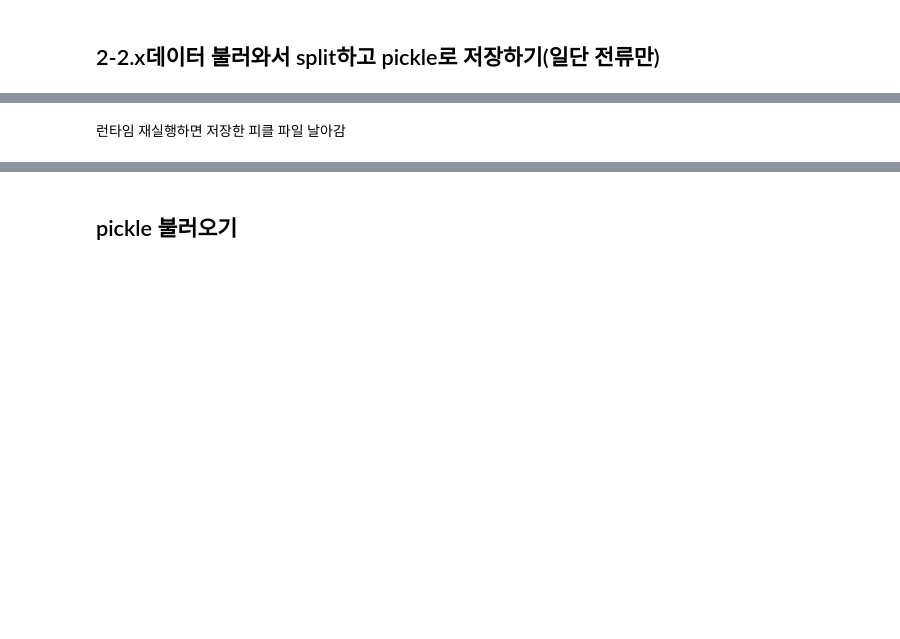
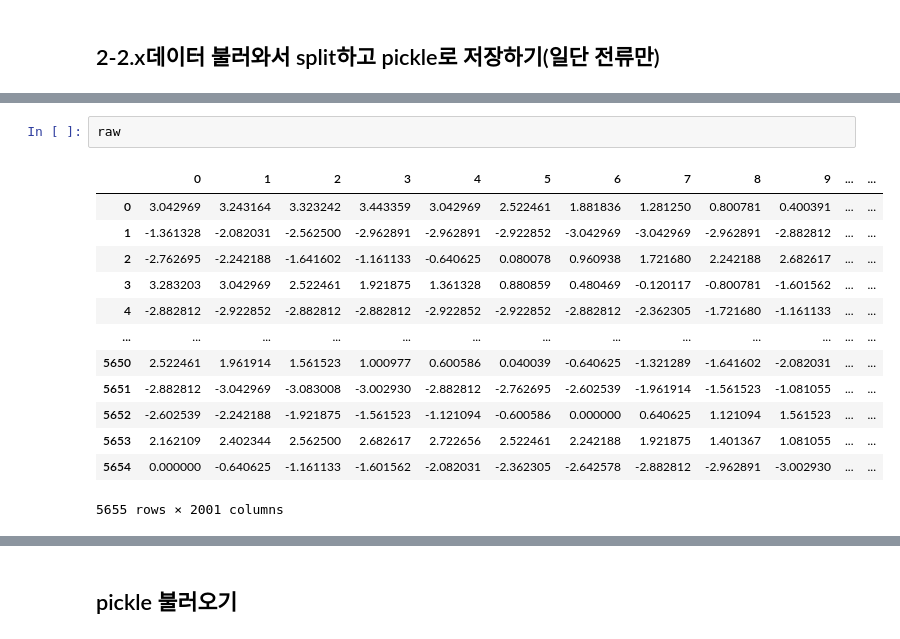
Before and after one commit to engineercha/engineercha, a Jupyter notebook: 기계시설물.ipynb, the cells around one changed output, grey strips where cells are left out. Saved outputs shown, nothing was run; the diff lists cells and outputs as text; blank space fills up the shorter version.

```diff
--- a/기계시설물.ipynb
+++ b/기계시설물.ipynb
@@ -199,2 +426,16 @@ Test : (1131, 2001) -> (1131, 2000) (1131,)
-# %% [markdown]
-런타임 재실행하면 저장한 피클 파일 날아감
+# %%
+raw
+# %% [output]
+|  | 0 | 1 | 2 | 3 | 4 | 5 | 6 | 7 | 8 | 9 | ... | ... |
+| 0 | 3.042969 | 3.243164 | 3.323242 | 3.443359 | 3.042969 | 2.522461 | 1.881836 | 1.281250 | 0.800781 | 0.400391 | ... | ... |
+| 1 | -1.361328 | -2.082031 | -2.562500 | -2.962891 | -2.962891 | -2.922852 | -3.042969 | -3.042969 | -2.962891 | -2.882812 | ... | ... |
+| 2 | -2.762695 | -2.242188 | -1.641602 | -1.161133 | -0.640625 | 0.080078 | 0.960938 | 1.721680 | 2.242188 | 2.682617 | ... | ... |
+| 3 | 3.283203 | 3.042969 | 2.522461 | 1.921875 | 1.361328 | 0.880859 | 0.480469 | -0.120117 | -0.800781 | -1.601562 | ... | ... |
+| 4 | -2.882812 | -2.922852 | -2.882812 | -2.882812 | -2.922852 | -2.922852 | -2.882812 | -2.362305 | -1.721680 | -1.161133 | ... | ... |
+| ... | ... | ... | ... | ... | ... | ... | ... | ... | ... | ... | ... | ... |
+| 5650 | 2.522461 | 1.961914 | 1.561523 | 1.000977 | 0.600586 | 0.040039 | -0.640625 | -1.321289 | -1.641602 | -2.082031 | ... | ... |
+| 5651 | -2.882812 | -3.042969 | -3.083008 | -3.002930 | -2.882812 | -2.762695 | -2.602539 | -1.961914 | -1.561523 | -1.081055 | ... | ... |
+| 5652 | -2.602539 | -2.242188 | -1.921875 | -1.561523 | -1.121094 | -0.600586 | 0.000000 | 0.640625 | 1.121094 | 1.561523 | ... | ... |
+| 5653 | 2.162109 | 2.402344 | 2.562500 | 2.682617 | 2.722656 | 2.522461 | 2.242188 | 1.921875 | 1.401367 | 1.081055 | ... | ... |
+| 5654 | 0.000000 | -0.640625 | -1.161133 | -1.601562 | -2.082031 | -2.362305 | -2.642578 | -2.882812 | -2.962891 | -3.002930 | ... | ... |
+5655 rows × 2001 columns
```
Also changed, not shown: parts of 33 cells of this notebook.
